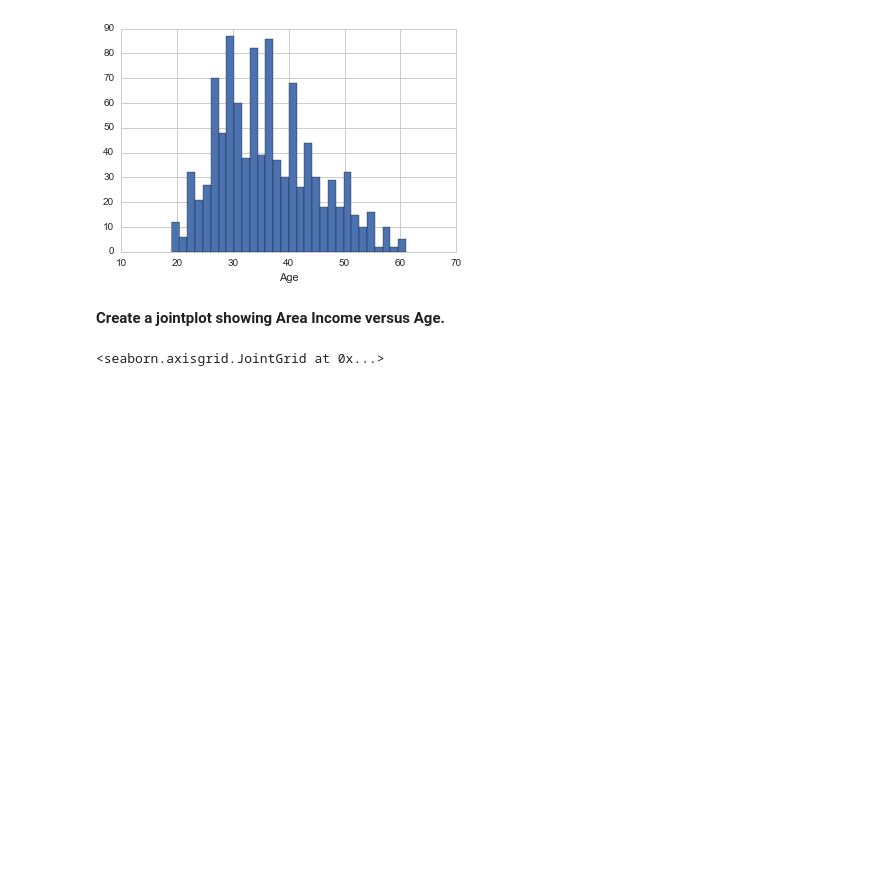
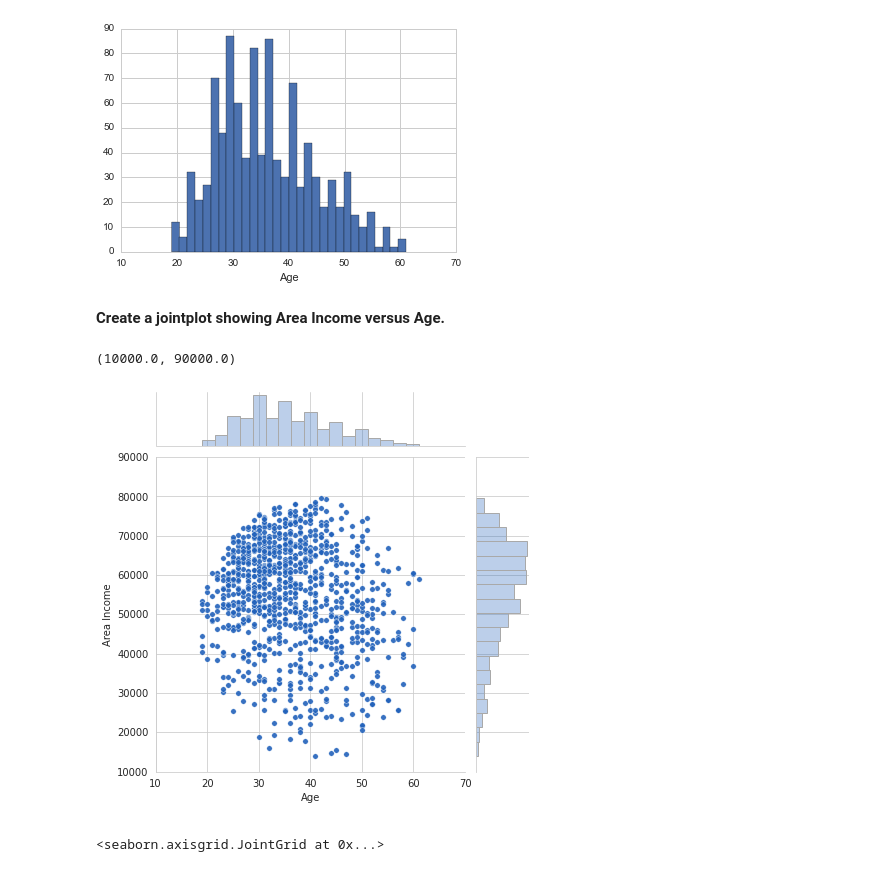
Before and after one commit to esraa-abdelmaksoud/Shai-Training-Notebooks, a Jupyter notebook: task_7_exercises.ipynb, the cells around one changed output. Drawn from its saved outputs; the diff is of its cells as text; code cells hidden in the pictures; blank space fills up the shorter version.

```diff
--- a/task_7_exercises.ipynb
+++ b/task_7_exercises.ipynb
@@ -93,6 +141,17 @@ Try recreating the plots shown below!
 [figure]
 # %% [markdown]
 **Create a jointplot showing Area Income versus Age.**
+# %%
+g = sns.JointGrid(data=ad_data, x='Age', y='Area Income')
+plt.annotate('pearsonr = -0.18; p=6e-09', (5,5))
+g.plot_joint(sns.scatterplot, color='#2262BB', s=30, alpha=0.9)
+g.plot_marginals(sns.histplot, color='#2262BB', alpha=0.3, edgecolor='darkgray')
+
+g.ax_joint.set_xlim(10,70)
+g.ax_joint.set_ylim(10000,90000)
+# %% [output]
+(10000.0, 90000.0)
+[figure, added]
 # %%
 # %% [output]
 <seaborn.axisgrid.JointGrid at 0x...>
```
Also changed, not shown: parts of 7 cells of this notebook.
